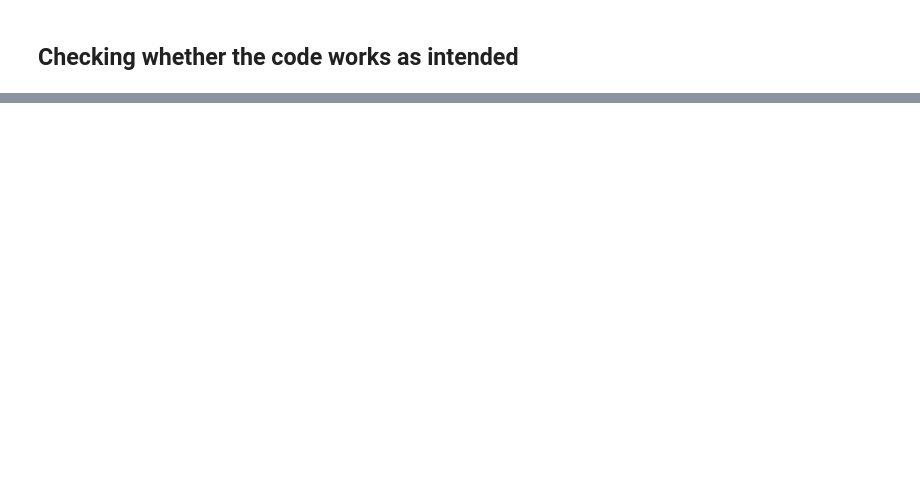
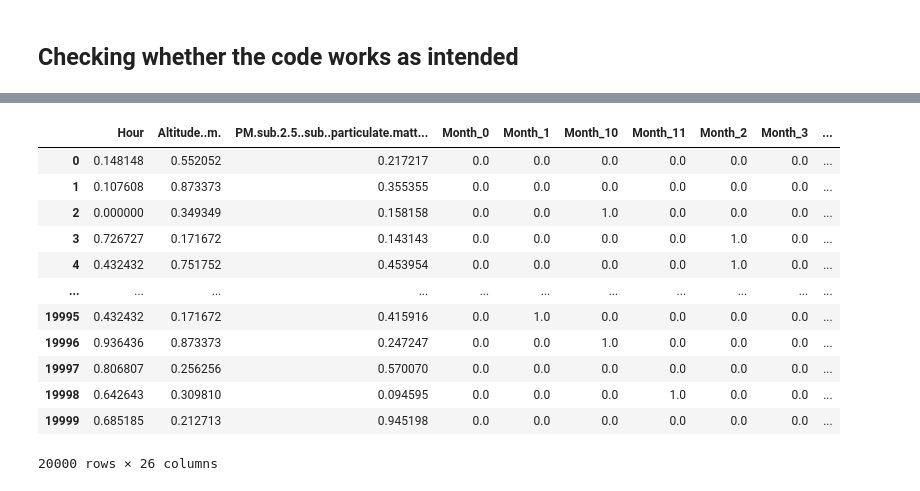
Before and after one commit to Bartosz-G/non-homogenous-data-working-repo, a Jupyter notebook: LcnExperiment.ipynb, the cells around one changed output, grey strips where cells are left out. Drawn from its saved outputs; the diff is of its cells as text; code cells hidden in the pictures; blank space fills up the shorter version.

```diff
--- a/LcnExperiment.ipynb
+++ b/LcnExperiment.ipynb
@@ -371,7 +391,7 @@ for i in range(14160):
     print('---- Loading datasets ----')
     X, y, categorical_indicator, attribute_names = ex.opml_load_task(run_info['mtpair_task'])
     train_data, val_data, test_data = get_train_val_test(X, y, categorical_indicator, attribute_names,
-                                                         data_pre_processing = data_pre_processing,
+                                                         data_pre_processing,
                                                          task = args.task,
                                                          model = run_info.get('model'),
                                                          split = [0.5, 0.25, 0.25],
@@ -445,7 +465,6 @@ for i in range(14160):
         epoch_metrics['epoch'] = epoch
 
         ex.update_run(epoch_metrics)
-        print(f'epoch_metrics:{epoch_metrics}')
 
         if torch.isnan(torch.tensor(train_loss)).item():
             print('---Stopping training due to loss being nan!---')
@@ -468,5 +487,4 @@ for i in range(14160):
         metrics['test_metrics'] = test_metrics
 
         ex.update_run(metrics)
-        print(ex.get_run())
         ex.end_run()
@@ -480,0 +532,9 @@ X, y, categorical_indicator, attribute_names = data_pre_processing.apply(model,
+# %%
+X, y, categorical_indicator, attribute_names = ex.opml_load_task(run_info['mtpair_task'])
+# %%
+train_data, _, __ = get_train_val_test(X, y, categorical_indicator, attribute_names,
+                                                         data_pre_processing,
+                                                         task = 'regression',
+                                                         model = 'LCN_reg_AMSGrad',
+                                                         split = [0.5, 0.25, 0.25],
+                                                         args = None)
@@ -480,0 +571,16 @@ X, y, categorical_indicator, attribute_names = data_pre_processing.apply(model,
+# %%
+train_data.X
+# %% [output]
+|  | Hour | Altitude..m. | PM.sub.2.5..sub..particulate.matt... | Month_0 | Month_1 | Month_10 | Month_11 | Month_2 | Month_3 | ... |
+| 0 | 0.148148 | 0.552052 | 0.217217 | 0.0 | 0.0 | 0.0 | 0.0 | 0.0 | 0.0 | ... |
+| 1 | 0.107608 | 0.873373 | 0.355355 | 0.0 | 0.0 | 0.0 | 0.0 | 0.0 | 0.0 | ... |
+| 2 | 0.000000 | 0.349349 | 0.158158 | 0.0 | 0.0 | 1.0 | 0.0 | 0.0 | 0.0 | ... |
+| 3 | 0.726727 | 0.171672 | 0.143143 | 0.0 | 0.0 | 0.0 | 0.0 | 1.0 | 0.0 | ... |
+| 4 | 0.432432 | 0.751752 | 0.453954 | 0.0 | 0.0 | 0.0 | 0.0 | 1.0 | 0.0 | ... |
+| ... | ... | ... | ... | ... | ... | ... | ... | ... | ... | ... |
+| 19995 | 0.432432 | 0.171672 | 0.415916 | 0.0 | 1.0 | 0.0 | 0.0 | 0.0 | 0.0 | ... |
+| 19996 | 0.936436 | 0.873373 | 0.247247 | 0.0 | 0.0 | 1.0 | 0.0 | 0.0 | 0.0 | ... |
+| 19997 | 0.806807 | 0.256256 | 0.570070 | 0.0 | 0.0 | 0.0 | 0.0 | 0.0 | 0.0 | ... |
+| 19998 | 0.642643 | 0.309810 | 0.094595 | 0.0 | 0.0 | 0.0 | 1.0 | 0.0 | 0.0 | ... |
+| 19999 | 0.685185 | 0.212713 | 0.945198 | 0.0 | 0.0 | 0.0 | 0.0 | 0.0 | 0.0 | ... |
+20000 rows × 26 columns
```
Also changed, not shown: parts of 16 cells of this notebook, 1 other file.
